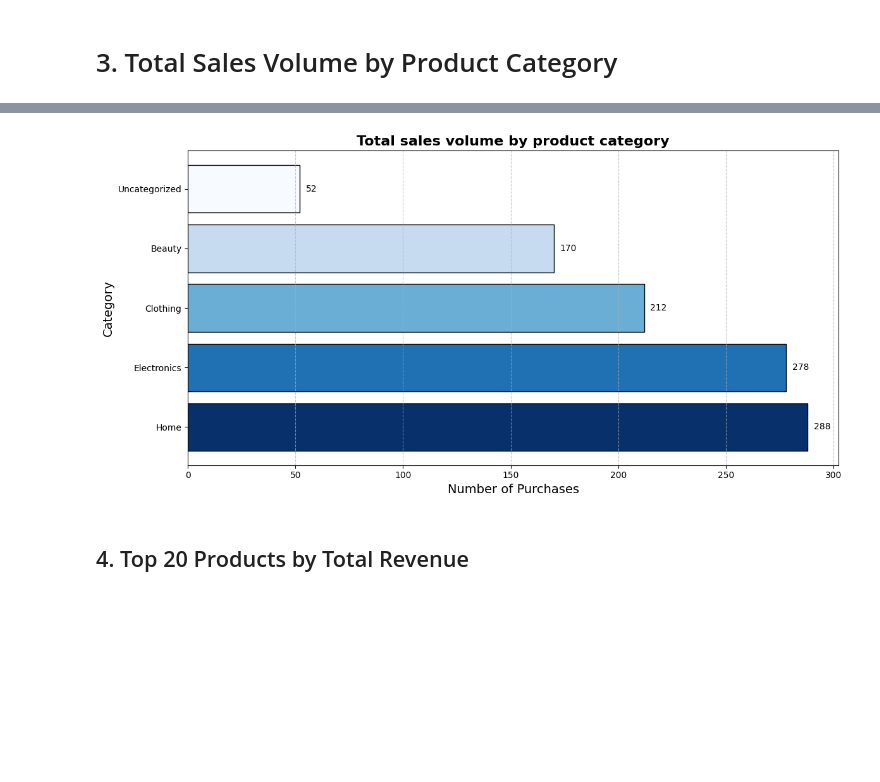
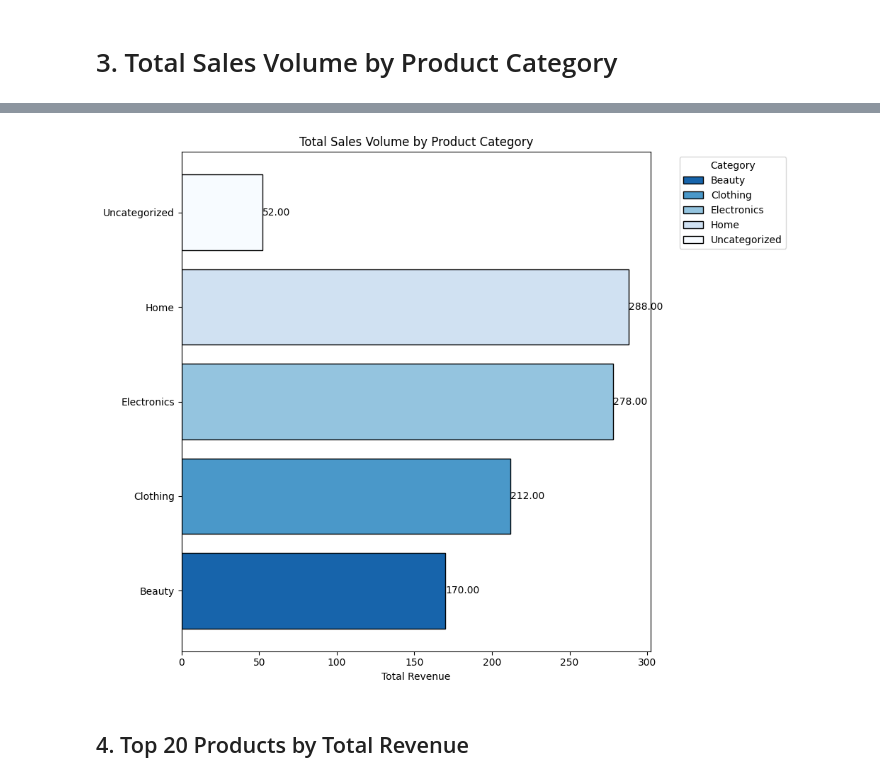
Before and after one commit to mansi-mishra0904/CRM-Data-Engineering-and-Analysis-Pipeline, a Jupyter notebook: CRM/product_sales_performance_evaluation.ipynb, the cells around one changed output, grey strips where cells are left out. Cells and saved outputs as stored; diff of their text form; code cells hidden in the pictures; blank space fills up the shorter version.

```diff
--- a/CRM/product_sales_performance_evaluation.ipynb
+++ b/CRM/product_sales_performance_evaluation.ipynb
@@ -24,0 +33,5 @@ warnings.filterwarnings('ignore')
+# %%
+log_file_path = 'logs/product_sales_performance_evaluation.log'
+logger = initialize_logger(log_file_path)
+
+logger.info("Logger initialized with dynamic path!")
@@ -193,40 +144,12 @@ category_purchases.rename(columns={'Transaction_ID': 'Purchase_Count'}, inplace=
 top_products = product_purchases.sort_values(by='Purchase_Count', ascending=False)
 top_categories = category_purchases.sort_values(by='Purchase_Count', ascending=False)
 
-# Define a colormap for shades of blue
-cmap = get_cmap('Blues')
-categories = top_categories['Category'].unique()
-
-# Generate colors based on the unique values
-category_colors = cmap(np.linspace(0, 1, len(categories)))[::-1]
-
-# Map the colors to the DataFrame based on category
-category_color_dict = dict(zip(categories, category_colors))
-top_categories['Color'] = top_categories['Category'].map(category_color_dict)
-
-# Set up the figure and axes
-fig, ax2 = plt.subplots(figsize=(12, 6))
-
-# Bar plot for number of purchases by category
-bars2 = ax2.barh(top_categories['Category'], top_categories['Purchase_Count'], color=top_categories['Color'], edgecolor='black')
-ax2.set_title('Total sales volume by product category', fontsize=16, fontweight='bold')
-ax2.set_xlabel('Number of Purchases', fontsize=14)
-ax2.set_ylabel('Category', fontsize=14)
-ax2.grid(axis='x', linestyle='--', alpha=0.7)
-
-# Add labels on the bars
-for bar in bars2:
-    xval = bar.get_width()
-    ax2.text(
-        xval + 0.01 * max(top_categories['Purchase_Count']),
-        bar.get_y() + bar.get_height() / 2,
-        f'{xval:.0f}',
-        va='center',
-        ha='left',
-        fontsize=10
-    )
-
-# Adjust layout
-plt.tight_layout()
-plt.show()
+logger.info("Total Sales Volume by Product Category")
+plot_horizontal_barh(
+    df=top_categories,
+    category_col='Category',
+    label_col='Category',
+    value_col='Purchase_Count',
+    title='Total Sales Volume by Product Category'
+)
 # %% [output]
@@ -233,3 +157,3 @@ plt.show()
-[figure, old version]
+[figure, new version]
 # %% [markdown]
 ## 4. Top 20 Products by Total Revenue
```
Also changed, not shown: parts of 15 cells of this notebook, 3 other files.
